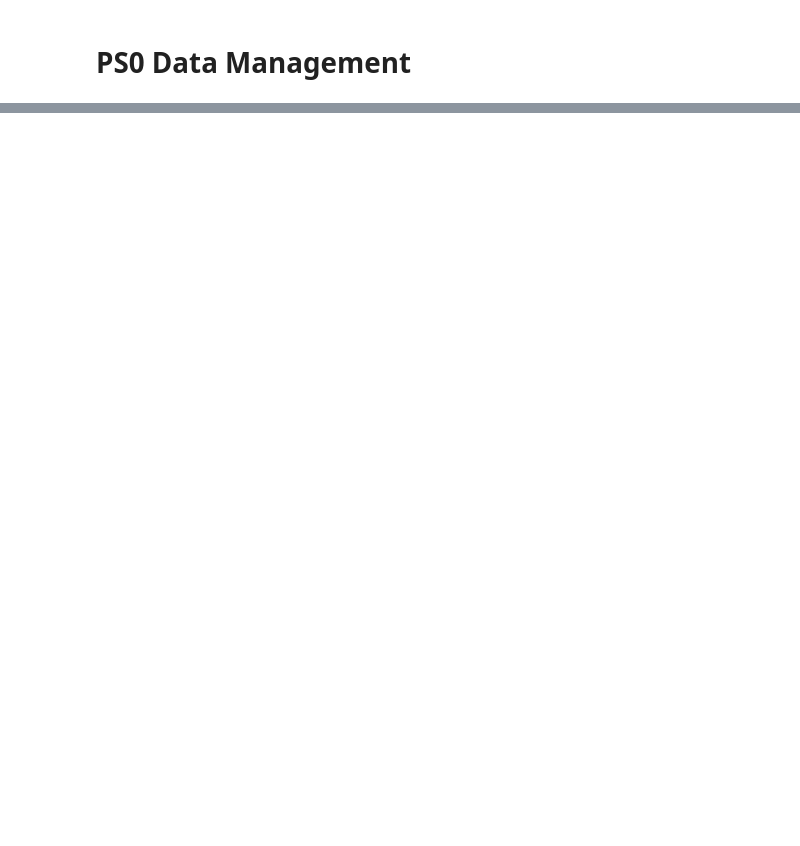
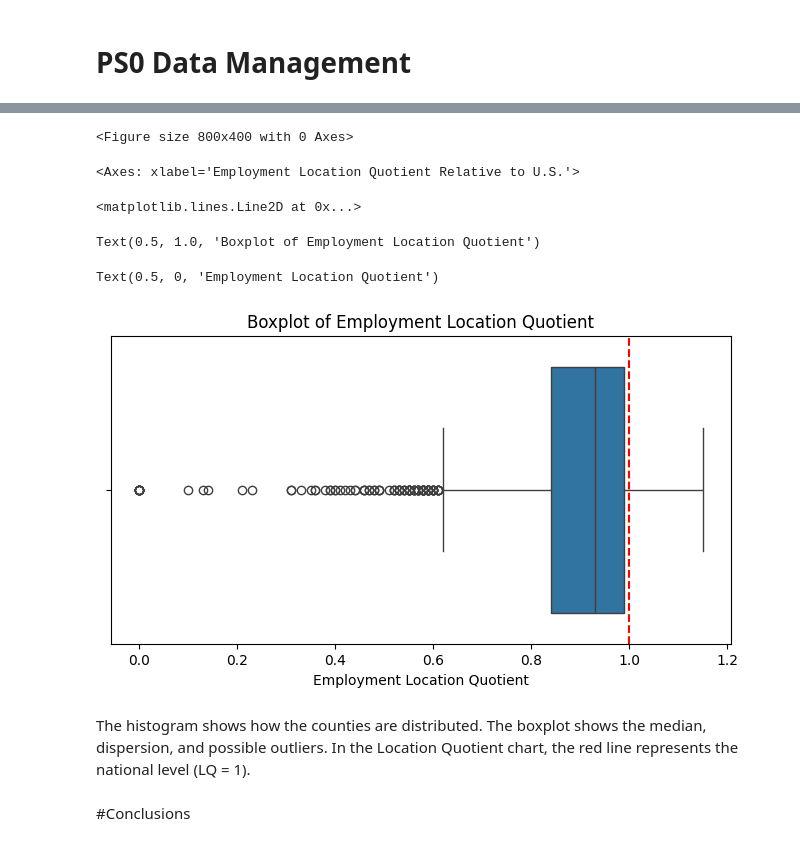
Before and after one commit to shirleyrutgers/DataManPy, a Jupyter notebook: ps0dataman.ipynb, the cells around one changed output, grey strips where cells are left out. Drawn from its saved outputs; the diff is of its cells as text; code cells hidden in the pictures; blank space fills up the shorter version.

```diff
--- a/ps0dataman.ipynb
+++ b/ps0dataman.ipynb
@@ -58,0 +244,4 @@ U.S. Bureau of Labor Statistics (2023). Quarterly Census of * Employment and Wag
+# %%
+# Drop specific columns
+cols_to_drop = ['St', 'Cnty', 'Own', 'NAICS', 'Year', 'Qtr', 'Annual Average Status Code']
+priv = priv.drop(columns=cols_to_drop)
@@ -58,0 +391,19 @@ U.S. Bureau of Labor Statistics (2023). Quarterly Census of * Employment and Wag
+# %%
+lq_column = 'Employment Location Quotient Relative to U.S.'
+
+plt.figure(figsize=(8, 5))
+sns.histplot(data=priv_filtered, x=lq_column, bins=30, kde=True)
+
+# National reference value
+plt.axvline(
+    x=1,
+    color='red',
+    linestyle='--',
+    label='U.S. reference (LQ = 1)'
+)
+
+plt.title('Distribution of Employment Location Quotient')
+plt.xlabel('Employment Location Quotient')
+plt.ylabel('Number of Counties')
+plt.legend()
+plt.show()
@@ -58,0 +419,20 @@ U.S. Bureau of Labor Statistics (2023). Quarterly Census of * Employment and Wag
+# %%
+plt.figure(figsize=(8, 4))
+sns.boxplot(data=priv_filtered, x=lq_column)
+
+plt.axvline(x=1, color='red', linestyle='--')
+
+plt.title('Boxplot of Employment Location Quotient')
+plt.xlabel('Employment Location Quotient')
+plt.show()
+# %% [output]
+<Figure size 800x400 with 0 Axes>
+<Axes: xlabel='Employment Location Quotient Relative to U.S.'>
+<matplotlib.lines.Line2D at 0x...>
+Text(0.5, 1.0, 'Boxplot of Employment Location Quotient')
+Text(0.5, 0, 'Employment Location Quotient')
+[figure, added]
+# %% [markdown]
+The histogram shows how the counties are distributed. The boxplot shows the median, dispersion, and possible outliers. In the Location Quotient chart, the red line represents the national level (LQ = 1).
+# %% [markdown]
+#Conclusions
```
Also changed, not shown: parts of 31 cells of this notebook.
